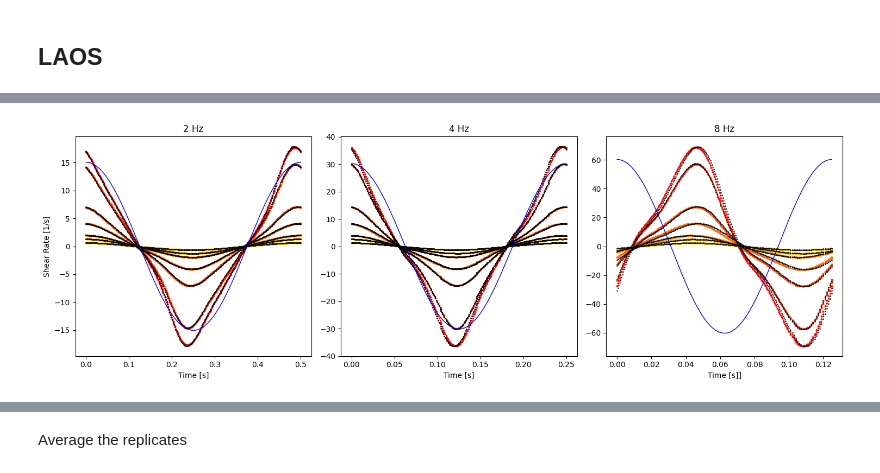
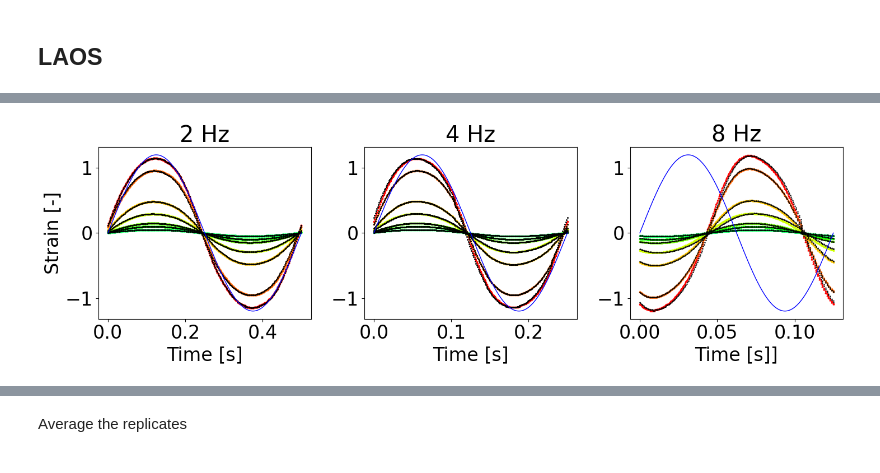
Before and after one commit to DrNjitram/vdSman_Constitutive_Model_Fitting, a Jupyter notebook: data_reading.ipynb, the cells around one changed output, grey strips where cells are left out. Cells and saved outputs as stored; diff of their text form; code cells hidden in the pictures.

```diff
--- a/data_reading.ipynb
+++ b/data_reading.ipynb
@@ -356,22 +252,10 @@ header_list=['Meas. Pts.',	'Strain',	'Shear Stress',	'Frequency',	'Storage Modul
              	'Loss Modulus',	'Damping Factor',	'Complex Viscosity',	'Deflection Angle',	'Torque']
 what_to_collect_time_dep= [ 'Strain', 'Storage Modulus','Loss Modulus'  ]
 what_to_collect_single_val = []
-path_read="/Users/yagmurbalabanli/Library/Mobile Documents/com~apple~CloudDocs/Yagmur/studies/study-2-extrusion-model/computational/model_implication/experimental_data/2024-08-06/20240905_P60.xlsx"
 sheet_name = ['ampl_sweep']
-
 sample_list = ['01-strswp-P60-0.60-1',
                '02-strswp-P60-0.60-2']
 
 #   Function
 data_exp_strswp = read_data1(n_header, n_rows, header_list, what_to_collect_time_dep,what_to_collect_single_val,\
                path_read, sheet_name, sample_list, rows_btw_data)
-
-print(data_exp_strswp)
-
-plt.loglog(data_exp_strswp[0][0], data_exp_strswp[0][1], marker='o', color='black')
-plt.loglog(data_exp_strswp[0][0], data_exp_strswp[0][2], marker='o', color='gray')
-plt.loglog(data_exp_strswp[1][0], data_exp_strswp[1][1], marker='o', color='red')
-plt.loglog(data_exp_strswp[1][0], data_exp_strswp[1][2], marker='o', color='orange')
-
-plt.xlabel('Strain [%]')
-plt.ylabel("G', G''[Pa]")
@@ -396,20 +276,16 @@ for i in range(0,len(G1rep1)):
     std_str_swp[0].append(np.std([G1rep1[i], G1rep2[i]]))
     std_str_swp[1].append(np.std([G2rep1[i], G2rep2[i]]))
 
-print(avg)
-print(std_str_swp)
 data_exp_strswp_avg = [[]]
 for i in range(0,3):
     if i == 0: data_exp_strswp_avg[0].append(data_exp_strswp[0][0])
     if i == 1: data_exp_strswp_avg[0].append(avg[0])
     if i == 2: data_exp_strswp_avg[0].append(avg[1])
-print(data_exp_strswp_avg)
 
 # Create a figure and an array of axes with 1 row and 3 columns
 fig, axs = plt.subplots(figsize=(8, 6))
 axs.set_xscale('log')
 axs.set_yscale('log')
-color_palette = plt.cm.hsv(np.linspace(0, 1, 10))
 
 axs.set_xlabel('Strain Amplitude (%)')
 axs.set_ylabel("G', G'' (Pa)")
@@ -431,13 +304,12 @@ axs.errorbar(data_exp_strswp_avg[0][0], data_exp_strswp_avg[0][2], yerr=std_str_
 # %%
 #   Inputs
 n_header= 121 #header rows just from the begining to the first data
-n_rows=257*5 #number of data points in the measurement
+n_rows=ndata_cycle*5 #number of data points in the measurement
 rows_btw_data = 77 #number of rows between two measurements
 header_list=['Meas. Pts.',	'Frequency',	'Angular Frequency',	'Strain',	'Shear Stress', 'Period Time',	'Phase Angle', 'Raw Value Shear Rate', 'Raw Value Shear Stress',\
              'Raw Value Strain', 'Raw Value Torque']
 what_to_collect_time_dep= ['Period Time', 'Raw Value Shear Stress','Raw Value Strain','Raw Value Shear Rate'  ]
 what_to_collect_single_val = []
-path_read="/Users/yagmurbalabanli/Library/Mobile Documents/com~apple~CloudDocs/Yagmur/studies/study-2-extrusion-model/computational/model_implication/experimental_data/2024-08-06/20240905_P60.xlsx"
 sheet_name = ['laos_upd']
 
 sample_list = ['01-laos-P60-0.60-1.2-freq2.0',\
@@ -552,12 +465,11 @@ plt.show()
 # %%
 # Create a figure and an array of axes with 1 row and 3 columns
 fig, axs = plt.subplots(1, 3, figsize=(15, 5))
-color_palette = plt.cm.hsv(np.linspace(0, 1, 42))
 
 axs[0].set_xlabel('Time [s]')
 axs[1].set_xlabel('Time [s]')
 axs[2].set_xlabel('Time [s]]')
-axs[0].set_ylabel('Shear Rate [1/s]')
+axs[0].set_ylabel('Strain [-]')
 
 axs[0].set_title('2 Hz')
 axs[1].set_title('4 Hz')
@@ -566,14 +478,14 @@ axs[2].set_title('8 Hz')
 
 for i in range(0,7):
 
-    x1 = data_exp[i][0][-257:]
-    y1 = data_exp[i][3][-257:]
+    x1 = data_exp[i][0][-ndata_cycle:]
+    y1 = data_exp[i][2][-ndata_cycle:]
 
-    x2 = data_exp[i+14][0][-257:]
-    y2 = data_exp[i+14][3][-257:]
+    x2 = data_exp[i+14][0][-ndata_cycle:]
+    y2 = data_exp[i+14][2][-ndata_cycle:]
 
-    x3 = data_exp[i+28][0][-257:]
-    y3 = data_exp[i+28][3][-257:]
+    x3 = data_exp[i+28][0][-ndata_cycle:]
+    y3 = data_exp[i+28][2][-ndata_cycle:]
 
     # Plot data in the first subplot
     axs[0].plot(x1, y1, marker='o', color=color_palette[i], label='Data 1', markersize=2, linewidth =0)
@@ -587,14 +499,14 @@ for i in range(0,7):
 
 for i in range(7,14):
 
-    x1 = data_exp[i][0][-257:]
-    y1 = data_exp[i][3][-257:]
+    x1 = data_exp[i][0][-ndata_cycle:]
+    y1 = data_exp[i][2][-ndata_cycle:]
 
-    x2 = data_exp[i+14][0][-257:]
-    y2 = data_exp[i+14][3][-257:]
+    x2 = data_exp[i+14][0][-ndata_cycle:]
+    y2 = data_exp[i+14][2][-ndata_cycle:]
 
-    x3 = data_exp[i+28][0][-257:]
-    y3 = data_exp[i+28][3][-257:]
+    x3 = data_exp[i+28][0][-ndata_cycle:]
+    y3 = data_exp[i+28][2][-ndata_cycle:]
 
     # Plot data in the first subplot
     axs[0].plot(x1, y1, marker='o', color='black', label='Data 1', markersize=1, linewidth =0)
@@ -611,7 +523,7 @@ plt.tight_layout()
 
 freq = 2
 ampl = 120
-t = np.linspace(0,1/freq,257)
+t = np.linspace(0,1/freq,ndata_cycle)
 strains = []
 shrates =[]
 for elem in t:
@@ -620,36 +532,36 @@ for elem in t:
     strain = ampl/100 * np.sin(freq*elem*2*math.pi)
     strains.append(strain)
     shrates.append(shrate)
-axs[0].plot(t, shrates, marker='o', color='blue', markersize=0, linewidth =1)
+axs[0].plot(t, strains, marker='o', color='blue', markersize=0, linewidth =1)
 
 freq = 4
 ampl = 120
-t = np.linspace(0,1/freq,257)
+t = np.linspace(0,1/freq,ndata_cycle)
 strains = []
 shrates =[]
 for elem in t:
     shrate = ampl/100 * freq*2*math.pi * np.cos(freq*elem*2*math.pi)
 
     strain = ampl/100 * np.sin(freq*elem*2*math.pi)
     strains.append(strain)
     shrates.append(shrate)
-axs[1].plot(t, shrates, marker='o', color='blue', markersize=0, linewidth =1)
+axs[1].plot(t, strains, marker='o', color='blue', markersize=0, linewidth =1)
 
 freq = 8
 ampl = 120
-t = np.linspace(0,1/freq,257)
+t = np.linspace(0,1/freq,ndata_cycle)
 strains = []
 shrates =[]
 for elem in t:
     shrate = ampl/100 * freq*2*math.pi * np.cos(freq*elem*2*math.pi)
 
     strain = ampl/100 * np.sin(freq*elem*2*math.pi)
     strains.append(strain)
     shrates.append(shrate)
-axs[2].plot(t, shrates, marker='o', color='blue', markersize=0, linewidth =1)
+axs[2].plot(t, strains, marker='o', color='blue', markersize=0, linewidth =1)
 
 
 # Display the plots
 plt.show()
 # %% [output]
-[figure, old version]
+[figure, new version]
```
Also changed, not shown: parts of 16 cells of this notebook, 29 other files.
